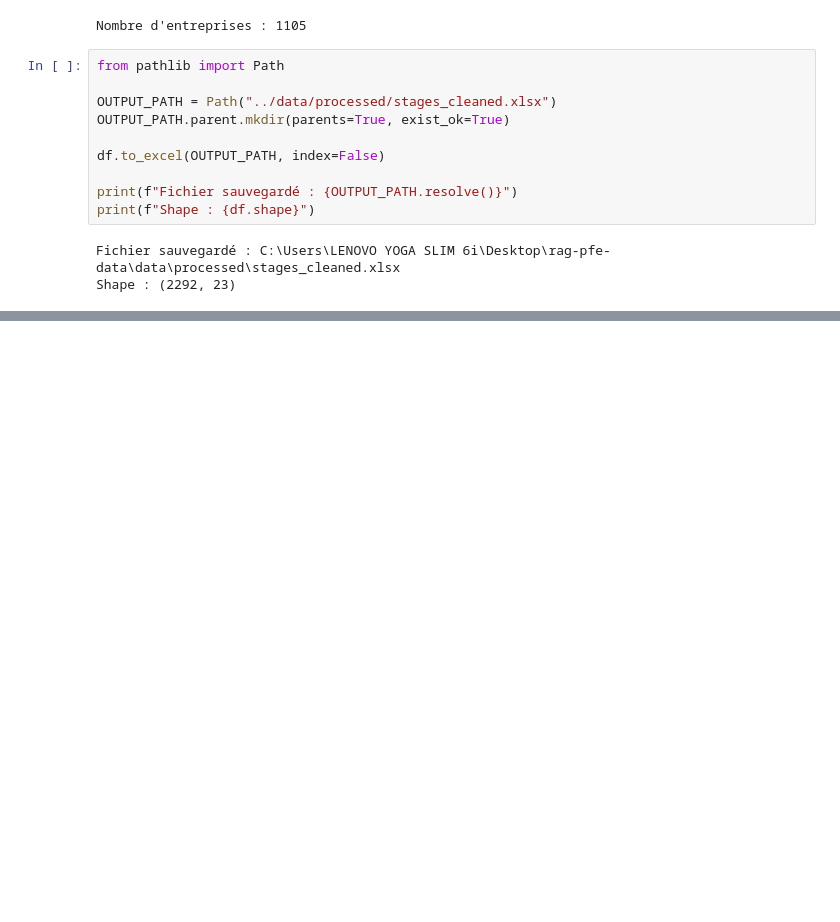
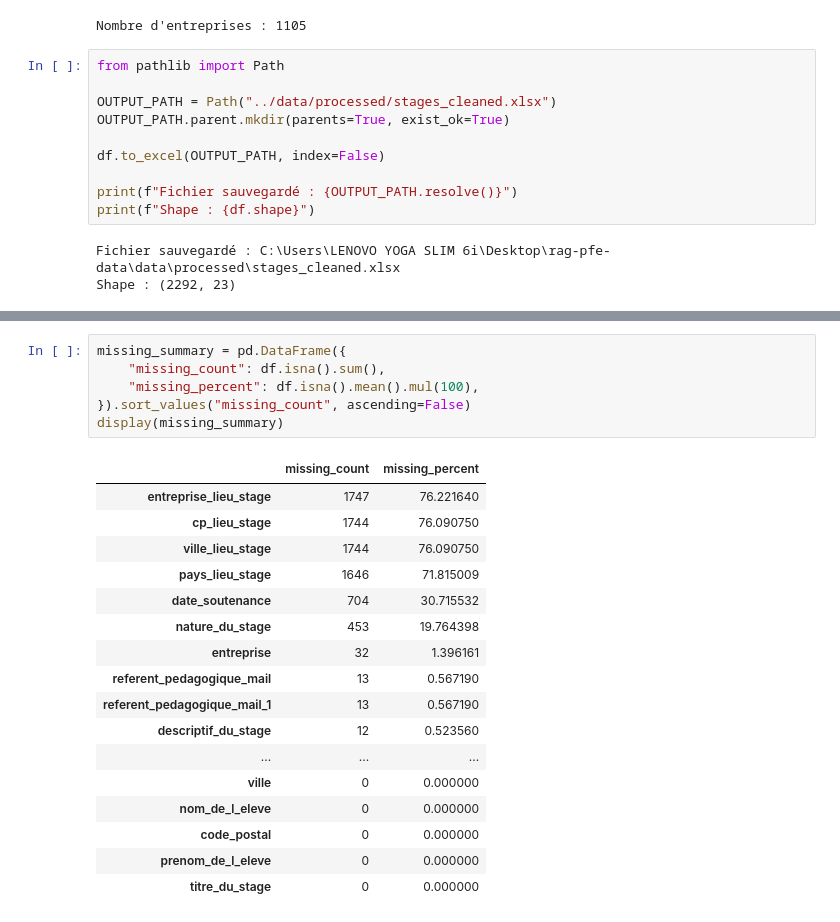
Before and after one commit to kraymis/rag-pfe-data, a Jupyter notebook: notebooks/02_data_cleaning.ipynb, the cells around one changed output, grey strips where cells are left out. Saved outputs shown, nothing was run; the diff lists cells and outputs as text; blank space fills up the shorter version.

```diff
--- a/notebooks/02_data_cleaning.ipynb
+++ b/notebooks/02_data_cleaning.ipynb
@@ -1909,0 +2161,24 @@ display(df.head())
+# %%
+missing_summary = pd.DataFrame({
+    "missing_count": df.isna().sum(),
+    "missing_percent": df.isna().mean().mul(100),
+}).sort_values("missing_count", ascending=False)
+display(missing_summary)
+# %% [output]
+|  | missing_count | missing_percent |
+| entreprise_lieu_stage | 1747 | 76.221640 |
+| cp_lieu_stage | 1744 | 76.090750 |
+| ville_lieu_stage | 1744 | 76.090750 |
+| pays_lieu_stage | 1646 | 71.815009 |
+| date_soutenance | 704 | 30.715532 |
+| nature_du_stage | 453 | 19.764398 |
+| entreprise | 32 | 1.396161 |
+| referent_pedagogique_mail | 13 | 0.567190 |
+| referent_pedagogique_mail_1 | 13 | 0.567190 |
+| descriptif_du_stage | 12 | 0.523560 |
+| ... | ... | ... |
+| ville | 0 | 0.000000 |
+| nom_de_l_eleve | 0 | 0.000000 |
+| code_postal | 0 | 0.000000 |
+| prenom_de_l_eleve | 0 | 0.000000 |
+| titre_du_stage | 0 | 0.000000 |
```
Also changed, not shown: parts of 22 cells of this notebook, 3 other files.
